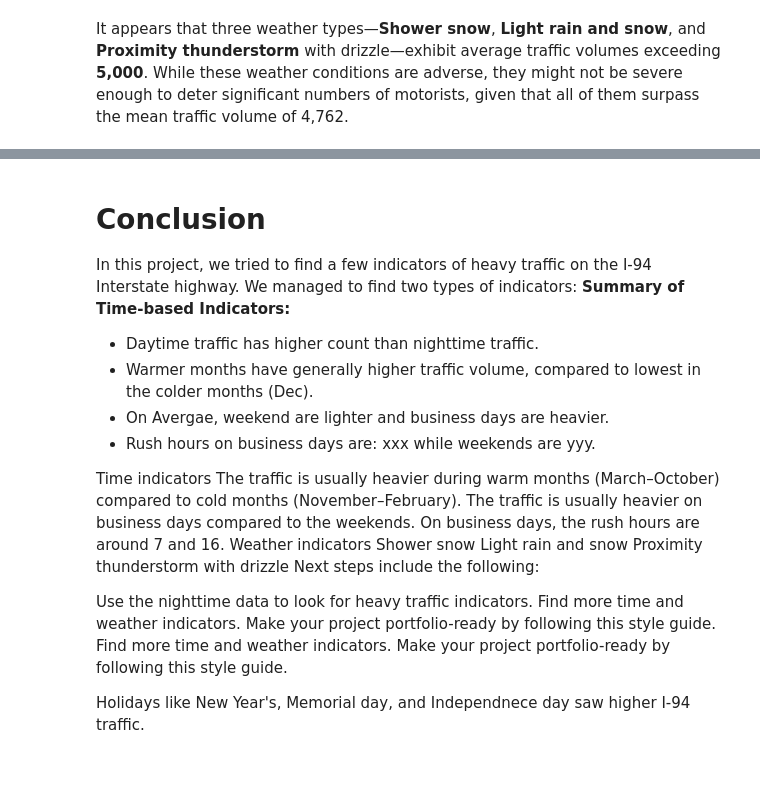
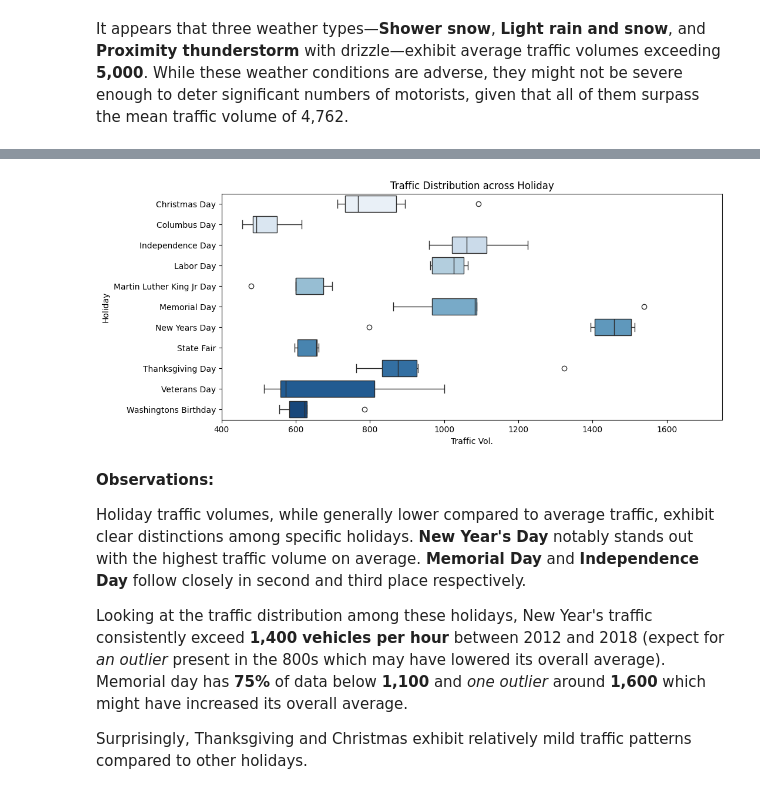
Before and after one commit to shree131/Heavy-Traffic-Indicators-Analysis, a Jupyter notebook: I94_heavy_traffic_indicators_analysis.ipynb, the cells around one changed output, grey strips where cells are left out. Saved outputs shown, nothing was run; the diff lists cells and outputs as text; code cells hidden in the pictures.

```diff
--- a/I94_heavy_traffic_indicators_analysis.ipynb
+++ b/I94_heavy_traffic_indicators_analysis.ipynb
@@ -782,28 +787,21 @@ Highest during New Year's day, while still relatively low (1400 avg count). Memo
-# %% [markdown]
-# Conclusion
-
-In this project, we tried to find a few indicators of heavy traffic on the I-94 Interstate highway. We managed to find two types of indicators:
-**Summary of Time-based Indicators:**
-
-* Daytime traffic has higher count than nighttime traffic.
-* Warmer months have generally higher traffic volume, compared to lowest in the colder months (Dec).
-* On Avergae, weekend are lighter and business days are heavier.
-* Rush hours on business days are: xxx while weekends are yyy.
-
-Time indicators
-The traffic is usually heavier during warm months (March–October) compared to cold months (November–February).
-The traffic is usually heavier on business days compared to the weekends.
-On business days, the rush hours are around 7 and 16.
-Weather indicators
-Shower snow
-Light rain and snow
-Proximity thunderstorm with drizzle
-Next steps include the following:
-
-Use the nighttime data to look for heavy traffic indicators.
-Find more time and weather indicators.
-Make your project portfolio-ready by following this style guide.
-Find more time and weather indicators.
-Make your project portfolio-ready by following this style guide.
-
-Holidays like New Year's, Memorial day, and Independnece day saw higher I-94 traffic.
+# %%
+# Compare the traffic distributions of each holiday category
+plt.figure(figsize=(11, 5))
+sns.boxplot(x='traffic_volume', y='holiday', data=holiday_traffic.sort_values('holiday'), palette='Blues', hue='holiday')
+
+plt.title('Traffic Distribution across Holiday')
+plt.xlabel('Traffic Vol.')
+plt.ylabel('Holiday')
+plt.xlim(400, 1750)
+
+plt.show()
+# %% [output]
+[figure, added]
+# %% [markdown]
+**Observations:**
+
+Holiday traffic volumes, while generally lower compared to average traffic, exhibit clear distinctions among specific holidays. **New Year's Day** notably stands out with the highest traffic volume on average. **Memorial Day** and **Independence Day** follow closely in second and third place respectively.
+
+Looking at the traffic distribution among these holidays, New Year's traffic consistently exceed **1,400 vehicles per hour** between 2012 and 2018 (expect for *an outlier* present in the 800s which may have lowered its overall average). Memorial day has **75%** of data below **1,100** and *one outlier* around **1,600** which might have increased its overall average.
+
+Surprisingly, Thanksgiving and Christmas exhibit relatively mild traffic patterns compared to other holidays.
```
Also changed, not shown: parts of 13 cells of this notebook.
